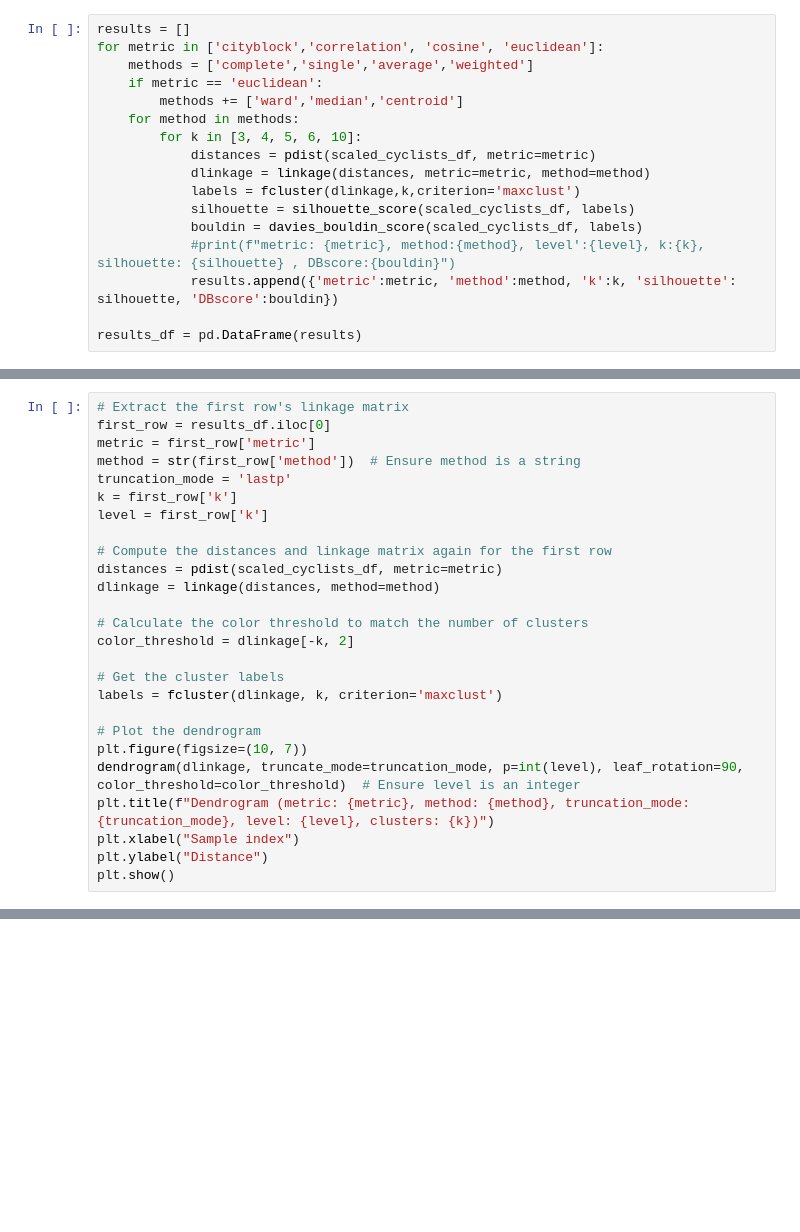
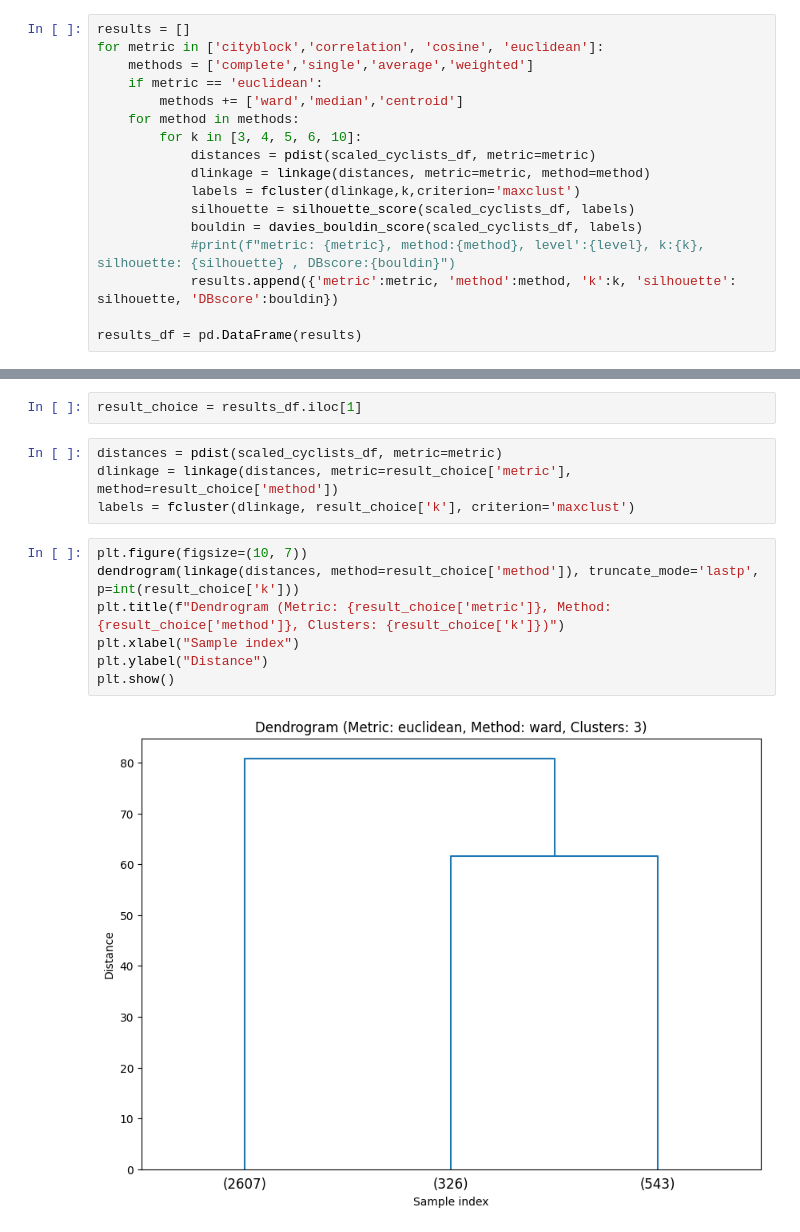
Before and after one commit to effepielle/dm_project24_group_0, a Jupyter notebook: TASK_3/hierarchical_clustering.ipynb, the cells around one changed output, grey strips where cells are left out. Saved outputs shown, nothing was run; the diff lists cells and outputs as text; blank space fills up the shorter version.

Commit message:
add hierarchical clustering improvement, fix utils

```diff
--- a/TASK_3/hierarchical_clustering.ipynb
+++ b/TASK_3/hierarchical_clustering.ipynb
@@ -183,26 +89,0 @@ results_df.head(20)
-# %%
-# Extract the first row's linkage matrix
-first_row = results_df.iloc[0]
-metric = first_row['metric']
-method = str(first_row['method'])  # Ensure method is a string
-truncation_mode = 'lastp'
-k = first_row['k']
-level = first_row['k']
-
-# Compute the distances and linkage matrix again for the first row
-distances = pdist(scaled_cyclists_df, metric=metric)
-dlinkage = linkage(distances, method=method)
-
-# Calculate the color threshold to match the number of clusters
-color_threshold = dlinkage[-k, 2]
-
-# Get the cluster labels
-labels = fcluster(dlinkage, k, criterion='maxclust')
-
-# Plot the dendrogram
-plt.figure(figsize=(10, 7))
-dendrogram(dlinkage, truncate_mode=truncation_mode, p=int(level), leaf_rotation=90, color_threshold=color_threshold)  # Ensure level is an integer
-plt.title(f"Dendrogram (metric: {metric}, method: {method}, truncation_mode: {truncation_mode}, level: {level}, clusters: {k})")
-plt.xlabel("Sample index")
-plt.ylabel("Distance")
-plt.show()
@@ -299,0 +90,15 @@ plt.show()
+# %%
+result_choice = results_df.iloc[1]
+# %%
+distances = pdist(scaled_cyclists_df, metric=metric)
+dlinkage = linkage(distances, metric=result_choice['metric'], method=result_choice['method'])
+labels = fcluster(dlinkage, result_choice['k'], criterion='maxclust')
+# %%
+plt.figure(figsize=(10, 7))
+dendrogram(linkage(distances, method=result_choice['method']), truncate_mode='lastp', p=int(result_choice['k']))
+plt.title(f"Dendrogram (Metric: {result_choice['metric']}, Method: {result_choice['method']}, Clusters: {result_choice['k']})")
+plt.xlabel("Sample index")
+plt.ylabel("Distance")
+plt.show()
+# %% [output]
+[figure, added]
```
Also changed, not shown: parts of 18 cells of this notebook, 1 other file.
